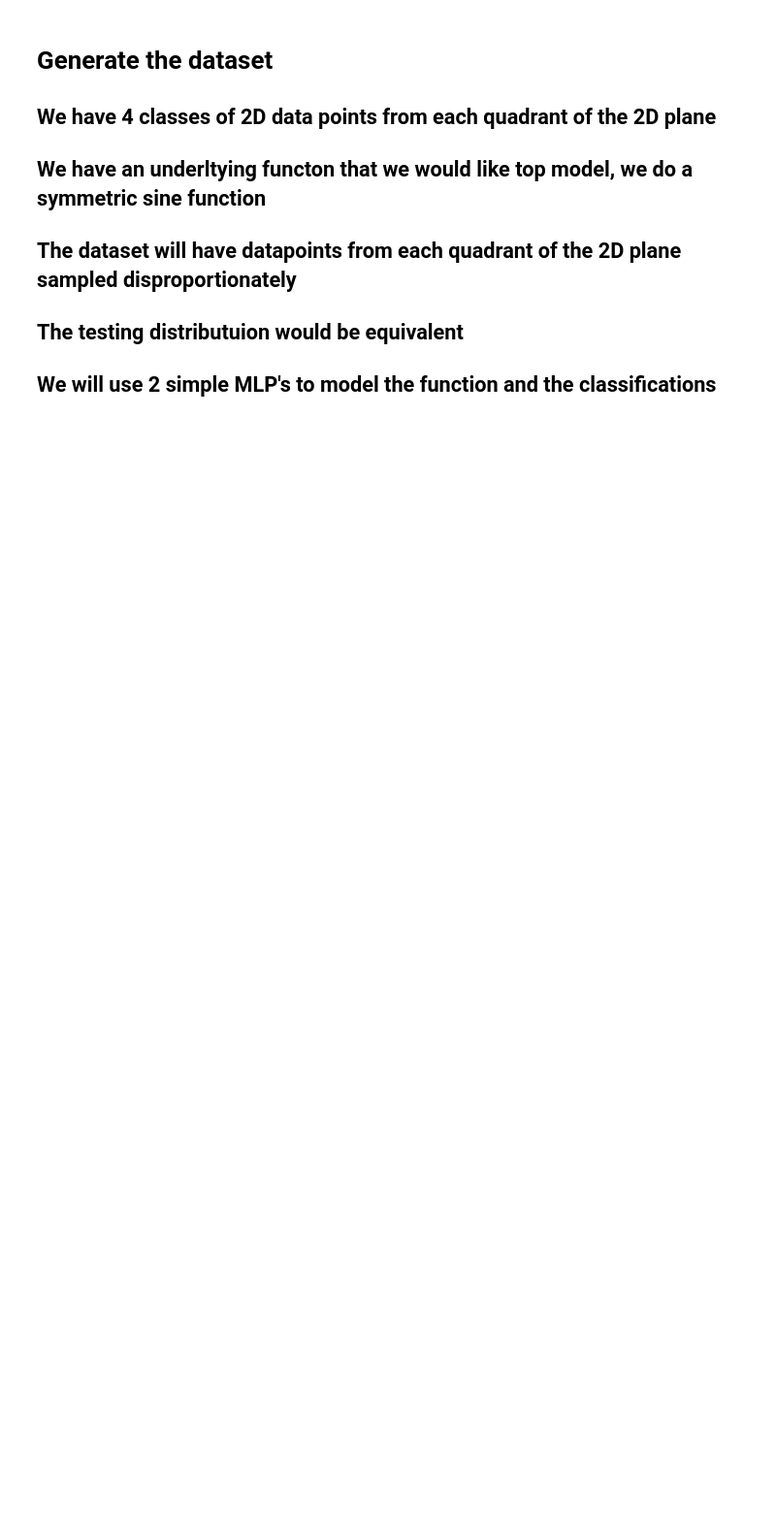
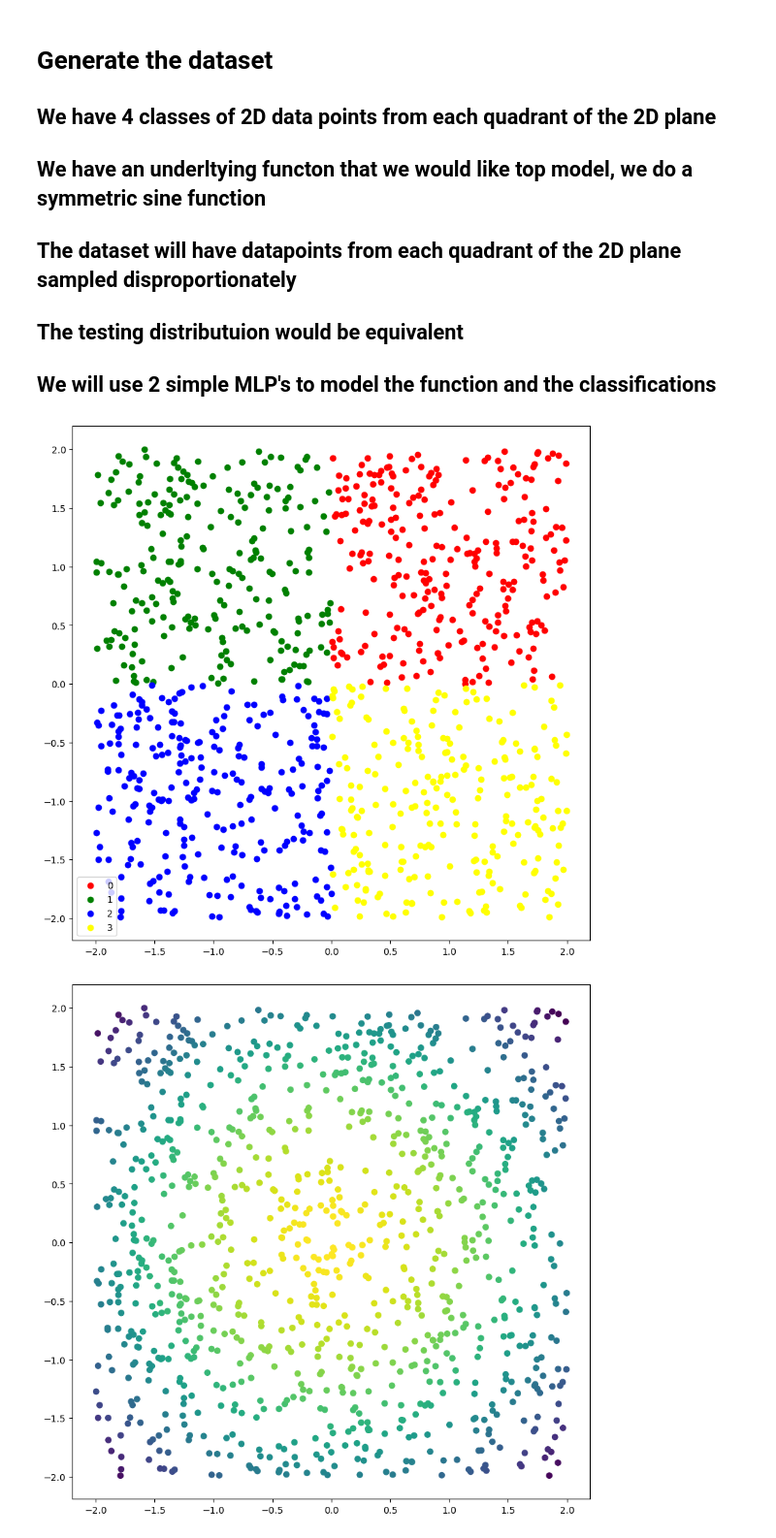
Before and after one commit to UTAustin-SwarmLab/SynDiff-AD, a Jupyter notebook: lang-cond-task-adv-augmentation/gaussian_starter.ipynb, the cells around one changed output. Shown at 97% size. Cells and saved outputs as stored; diff of their text form; code cells hidden in the pictures; blank space fills up the shorter version.

Commit message:
Gaussian plane model learning implemented and tested:d: Model needs to be trained

```diff
--- a/lang-cond-task-adv-augmentation/gaussian_starter.ipynb
+++ b/lang-cond-task-adv-augmentation/gaussian_starter.ipynb
@@ -23,6 +25,8 @@ CLASS_COLORS = ['red','green','blue','yellow']
 NDIM = 2
 NSAMPLES = 1000
 NCLASSES = len(CLASS_NAMES)
+RANGE = [-2,2]
+TRAIN_TEST_SPLIT = 0.8
 # %%
 # Creating a simple MLP
 
@@ -43,33 +54,42 @@ class MLP(torch.nn.Module):
 # %%
 #Generating data
 
-x_train = np.random.randint(NSAMPLES, low = -5, high = 5, size = (NSAMPLES,2))
+x_data = np.random.random(size = (NSAMPLES,2)) * (RANGE[1] - RANGE[0]) + RANGE[0]
 y_class = np.zeros((NSAMPLES,))
 
 
 # Class 1
-class1 = np.where(np.logical_and(x_train[:,0] > 0, x_train[:,1] > 0))[0]
+class1 = np.where(np.logical_and(x_data[:,0] > 0, x_data[:,1] > 0))[0]
 y_class[class1] = 0
 
 # Class 2
-class2 = np.where(np.logical_and(x_train[:,0] < 0, x_train[:,1] > 0))[0]
+class2 = np.where(np.logical_and(x_data[:,0] < 0, x_data[:,1] > 0))[0]
 y_class[class2] = 1
 
 # Class 3
-class3 = np.where(np.logical_and(x_train[:,0] < 0, x_train[:,1] < 0))[0]
+class3 = np.where(np.logical_and(x_data[:,0] < 0, x_data[:,1] < 0))[0]
 y_class[class3] = 2
 
 # Class 4
-class4 = np.where(np.logical_and(x_train[:,0] > 0, x_train[:,1] < 0))[0]
+class4 = np.where(np.logical_and(x_data[:,0] > 0, x_data[:,1] < 0))[0]
 y_class[class4] = 3
 
 # Underlying function is a gaussian distribution
-y_labels = np.exp(-np.sum(x_train**2, axis = 1))
+y_labels = np.exp(-0.03*np.sum(x_data**2, axis = 1))
 # %%
 # Visualizing the data
 
 plt.figure(figsize = (10,10))
 for i in range(NCLASSES):
-    plt.scatter(x_train[y_class == i,0], x_train[y_class == i,1], c = CLASS_COLORS[i], label = CLASS_NAMES[i])
+    plt.scatter(x_data[y_class == i,0], x_data[y_class == i,1], c = CLASS_COLORS[i], label = CLASS_NAMES[i])
 plt.legend()
-plt.show()
+plt.savefig('Dataclass.png')
+
+# Visualizing the underlying function
+
+plt.figure(figsize = (10,10))
+plt.scatter(x_data[:,0], x_data[:,1], c = y_labels)
+plt.savefig('Datafunc.png')
+# %% [output]
+[figure, added]
+[figure, added]
```
Also changed, not shown: parts of 4 cells of this notebook, 8 other files.
